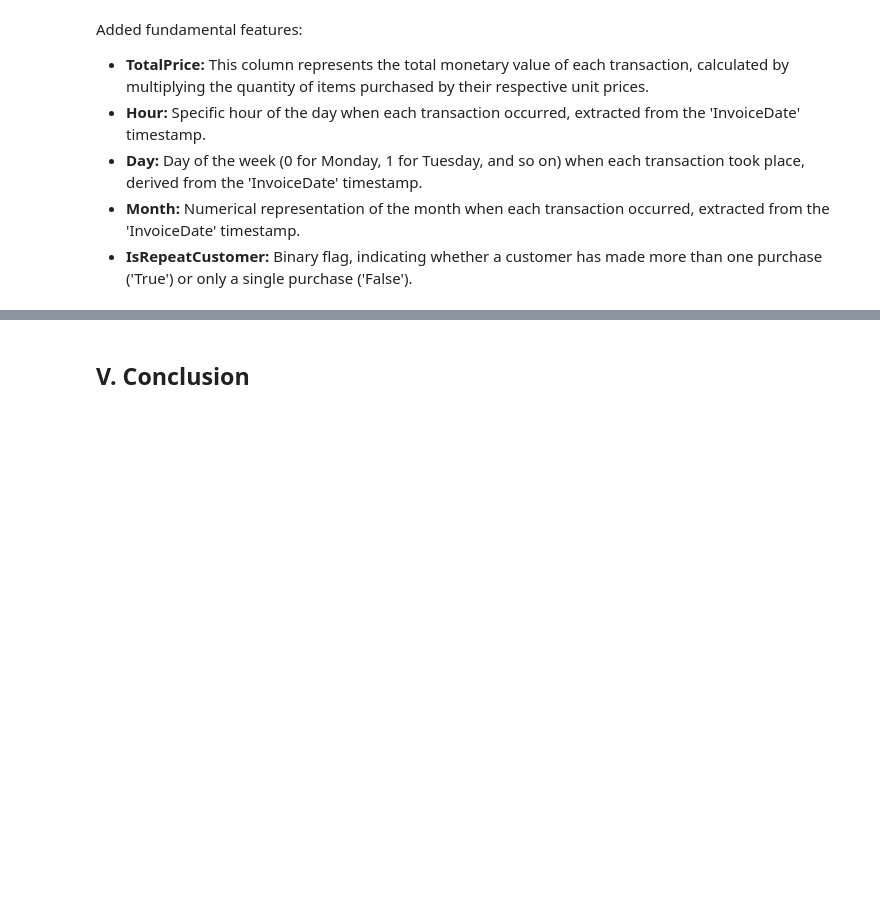
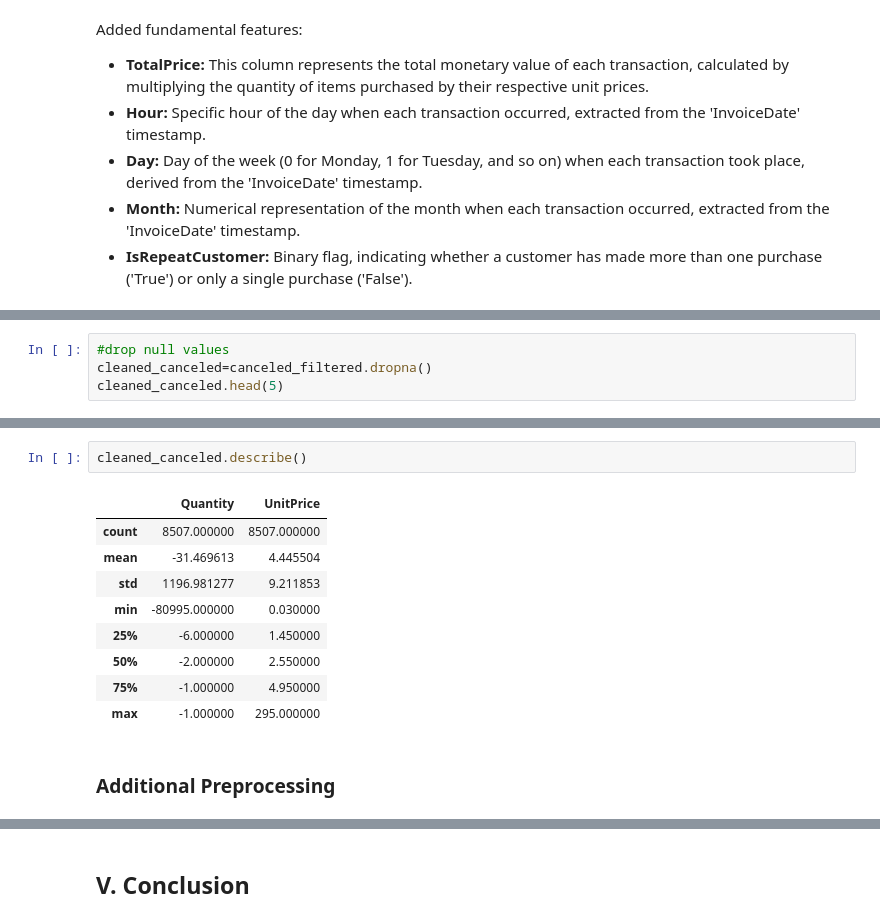
Before and after one commit to 2023Christine/Online-Retail-Data-Analysis, a Jupyter notebook: Online Retail Data Cleaning.ipynb, the cells around one changed output, grey strips where cells are left out. Drawn from its saved outputs; the diff is of its cells as text; blank space fills up the shorter version.

Commit message:
Beggining of canceled orders analysis

```diff
--- a/Online Retail Data Cleaning.ipynb
+++ b/Online Retail Data Cleaning.ipynb
@@ -537,0 +548,4 @@ Added fundamental features:
+# %%
+#drop null values
+cleaned_canceled=canceled_filtered.dropna()
+cleaned_canceled.head(5)
@@ -537,0 +577,14 @@ Added fundamental features:
+# %%
+cleaned_canceled.describe()
+# %% [output]
+|  | Quantity | UnitPrice |
+| count | 8507.000000 | 8507.000000 |
+| mean | -31.469613 | 4.445504 |
+| std | 1196.981277 | 9.211853 |
+| min | -80995.000000 | 0.030000 |
+| 25% | -6.000000 | 1.450000 |
+| 50% | -2.000000 | 2.550000 |
+| 75% | -1.000000 | 4.950000 |
+| max | -1.000000 | 295.000000 |
+# %% [markdown]
+### Additional Preprocessing
```
Also changed, not shown: parts of 15 cells of this notebook, 2 other files.
